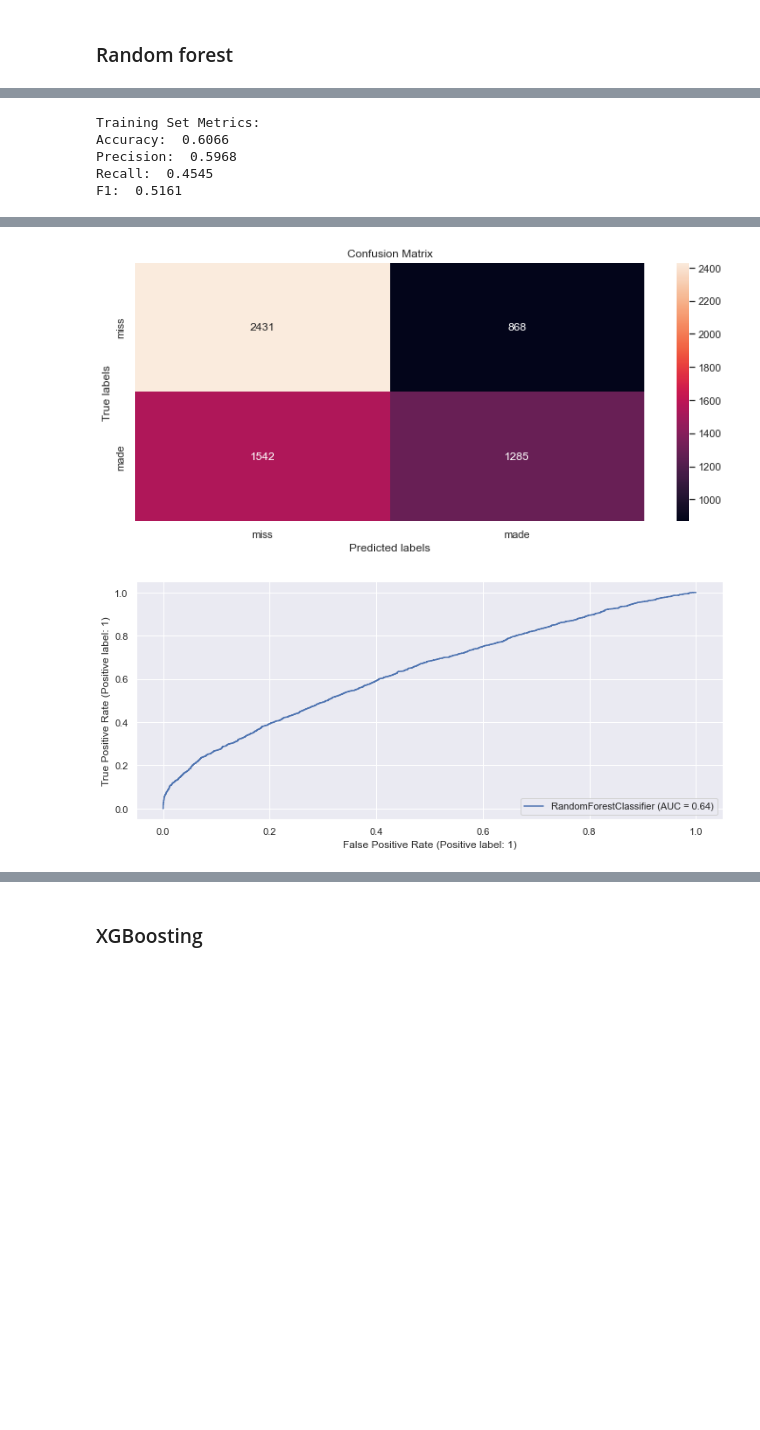
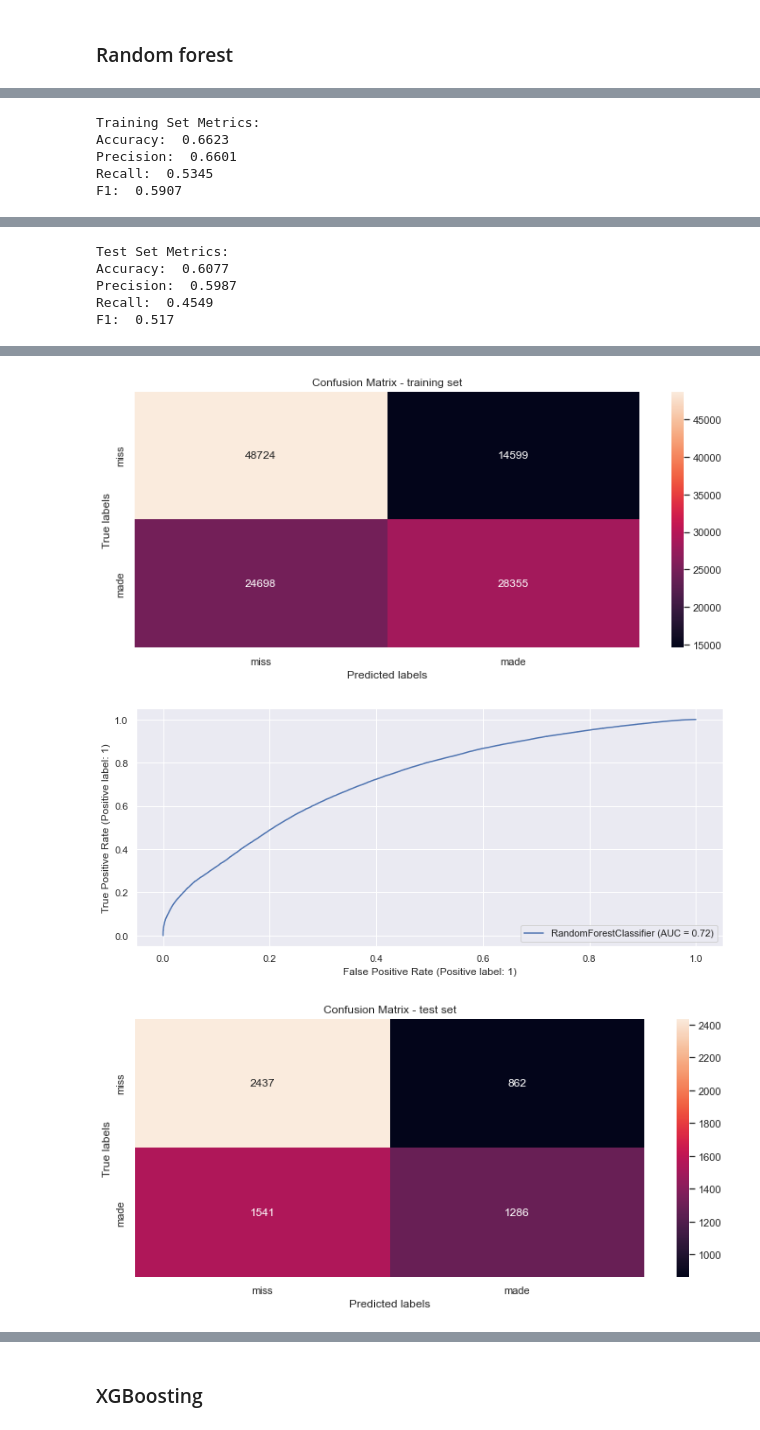
Before and after one commit to MladenDzida/NBA-Shot-Prediction, a Jupyter notebook: nba_shot_prediction.ipynb, the cells around one changed output, grey strips where cells are left out. Cells and saved outputs as stored; diff of their text form; code cells hidden in the pictures; blank space fills up the shorter version.

```diff
--- a/nba_shot_prediction.ipynb
+++ b/nba_shot_prediction.ipynb
@@ -735,12 +897,13 @@ Index(['FINAL_MARGIN', 'SHOT_NUMBER', 'PERIOD', 'GAME_CLOCK', 'SHOT_CLOCK',
 rfc = RandomForestClassifier(n_estimators=80,min_samples_leaf=50, verbose=1,class_weight='balanced',n_jobs=2)
 rfc.fit(X_train_rf_xgb, y_train_rf_xgb)
 
-y_pred = rfc.predict(X_test_rf_xgb)
+# Provjera na skupu za ucenje
+y_pred_train = rfc.predict(X_train_rf_xgb)
 
-accuracy = accuracy_score(y_test_rf_xgb,y_pred)
-precision = precision_score(y_test_rf_xgb,y_pred)
-recall = recall_score(y_test_rf_xgb,y_pred)
-f1 = f1_score(y_test_rf_xgb,y_pred)
+accuracy = accuracy_score(y_train_rf_xgb,y_pred_train)
+precision = precision_score(y_train_rf_xgb,y_pred_train)
+recall = recall_score(y_train_rf_xgb,y_pred_train)
+f1 = f1_score(y_train_rf_xgb,y_pred_train)
 
 print('Training Set Metrics:')
 print('Accuracy: ',round(accuracy,4))
@@ -749,12 +912,40 @@ print('Recall: ',round(recall,4))
 print('F1: ',round(f1,4))
 
 # plot confusion matrix
+con_matrix = confusion_matrix(y_train_rf_xgb, y_pred_train)
+ax= plt.subplot()
+sns.heatmap(con_matrix, annot=True, fmt='g', ax=ax)
+ax.set_xlabel('Predicted labels')
+ax.set_ylabel('True labels')
+ax.set_title('Confusion Matrix - training set')
+ax.xaxis.set_ticklabels(['miss', 'made'])
+ax.yaxis.set_ticklabels(['miss', 'made'])
+
+# plot ROC curve
+metrics.plot_roc_curve(rfc, X_train_rf_xgb, y_train_rf_xgb)
+
+# Provjera na skupu za ispitivanje
+y_pred = rfc.predict(X_test_rf_xgb)
+
+accuracy = accuracy_score(y_test_rf_xgb,y_pred)
+precision = precision_score(y_test_rf_xgb,y_pred)
+recall = recall_score(y_test_rf_xgb,y_pred)
+f1 = f1_score(y_test_rf_xgb,y_pred)
+
+print('Test Set Metrics:')
+print('Accuracy: ',round(accuracy,4))
+print('Precision: ',round(precision,4))
+print('Recall: ',round(recall,4))
+print('F1: ',round(f1,4))
+
+# plot confusion matrix
+plt.figure()
 con_matrix = confusion_matrix(y_test_rf_xgb, y_pred)
 ax= plt.subplot()
 sns.heatmap(con_matrix, annot=True, fmt='g', ax=ax)
 ax.set_xlabel('Predicted labels')
 ax.set_ylabel('True labels')
-ax.set_title('Confusion Matrix')
+ax.set_title('Confusion Matrix - test set')
 ax.xaxis.set_ticklabels(['miss', 'made'])
 ax.yaxis.set_ticklabels(['miss', 'made'])
 
@@ -775,5 +963,5 @@ plt.show()
 Training Set Metrics:
-Accuracy:  0.6066
-Precision:  0.5968
-Recall:  0.4545
-F1:  0.5161
+Accuracy:  0.6623
+Precision:  0.6601
+Recall:  0.5345
+F1:  0.5907
@@ -779,0 +976,5 @@ F1:  0.5161
+Test Set Metrics:
+Accuracy:  0.6077
+Precision:  0.5987
+Recall:  0.4549
+F1:  0.517
@@ -780,2 +982,3 @@ F1:  0.5161
-[figure, old version]
+[figure, new version]
-[figure, old version]
+[figure, new version]
+[figure, added]
```
Also changed, not shown: parts of 17 cells of this notebook.
